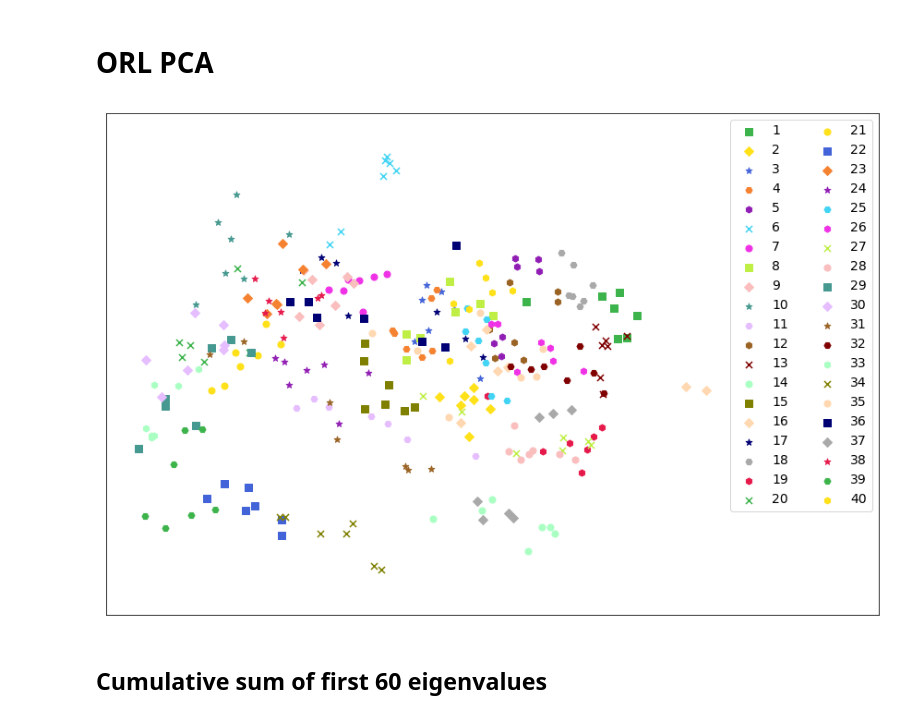
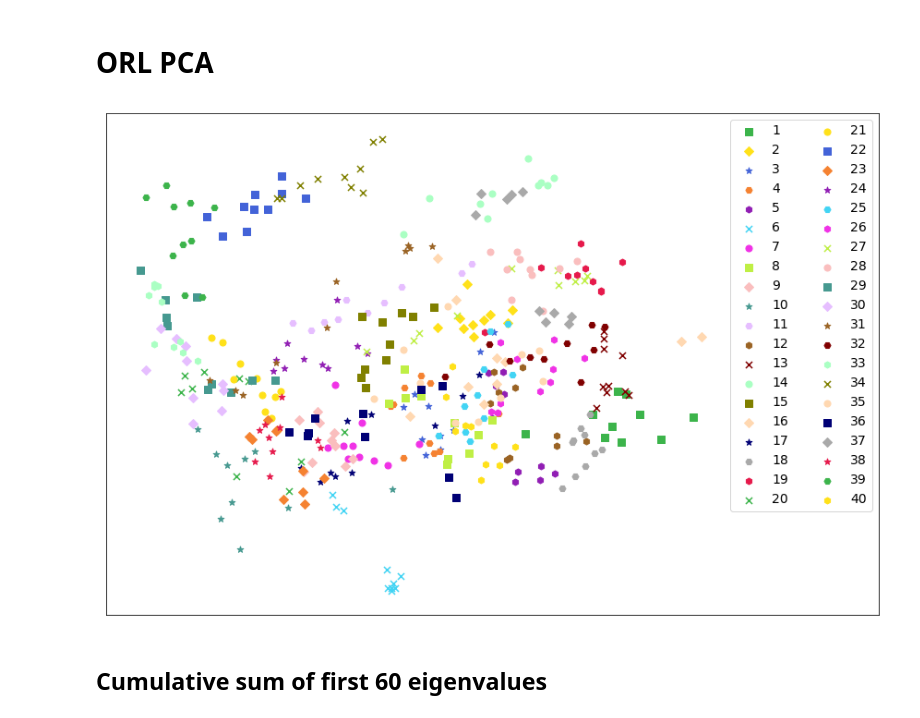
Before and after one commit to sheikhomar/popan, a Jupyter notebook: notebooks/dataset-orl-pca.ipynb, the cells around one changed output. Drawn from its saved outputs; the diff is of its cells as text; code cells hidden in the pictures.

Commit message:
Update visualisations.

```diff
--- a/notebooks/dataset-orl-pca.ipynb
+++ b/notebooks/dataset-orl-pca.ipynb
@@ -28,28 +28,27 @@ X = np.concatenate((X_train, X_test))
 y = np.concatenate((y_train, y_test))
 # %%
 plt.rcParams.update({'font.size': 14})
-X_train_2d = PCA(n_components=2).fit_transform(X_train)
-X_train_2d.shape
+X_2d = PCA(n_components=2).fit_transform(X)
 fig, ax = plt.subplots(figsize=(15, 10))
 colors = np.tile(['#e6194B', '#3cb44b', '#ffe119', '#4363d8', '#f58231', '#911eb4',
           '#42d4f4', '#f032e6', '#bfef45', '#fabebe', '#469990', '#e6beff',
           '#9A6324', '#800000', '#aaffc3', '#808000', '#ffd8b1',
           '#000075', '#a9a9a9'], 4)
 markers = np.tile(['o', 's', 'D', '*', 'H', 'h', 'x'], 20)
 
-for class_ in np.unique(y_train):
-    ix = np.where(y_train == class_)
-    ax.scatter(X_train_2d[ix][:,0], X_train_2d[ix][:,1],
+for class_ in np.unique(y):
+    ix = np.where(y == class_)
+    ax.scatter(X_2d[ix][:,0], X_2d[ix][:,1],
                label=class_, marker=markers[class_], color=colors[class_], s=50)
 ax.legend(ncol=2)
-ax.set_ylim(-6, 6)
+#ax.set_ylim(-6, 6)
 ax.set_xlim(-5, 8)
 ax.xaxis.set_tick_params(bottom=False, labelbottom=False)
 ax.yaxis.set_tick_params(left=False, labelleft=False)
 #ax.axis('off');
 fig.savefig('orl_2d_plot.pdf', bbox_inches='tight')
 # %% [output]
-[figure, old version]
+[figure, new version]
 # %% [markdown]
 ## Cumulative sum of first 60 eigenvalues
 # %%
```
Also changed, not shown: parts of 1 cell of this notebook, 8 other files.
